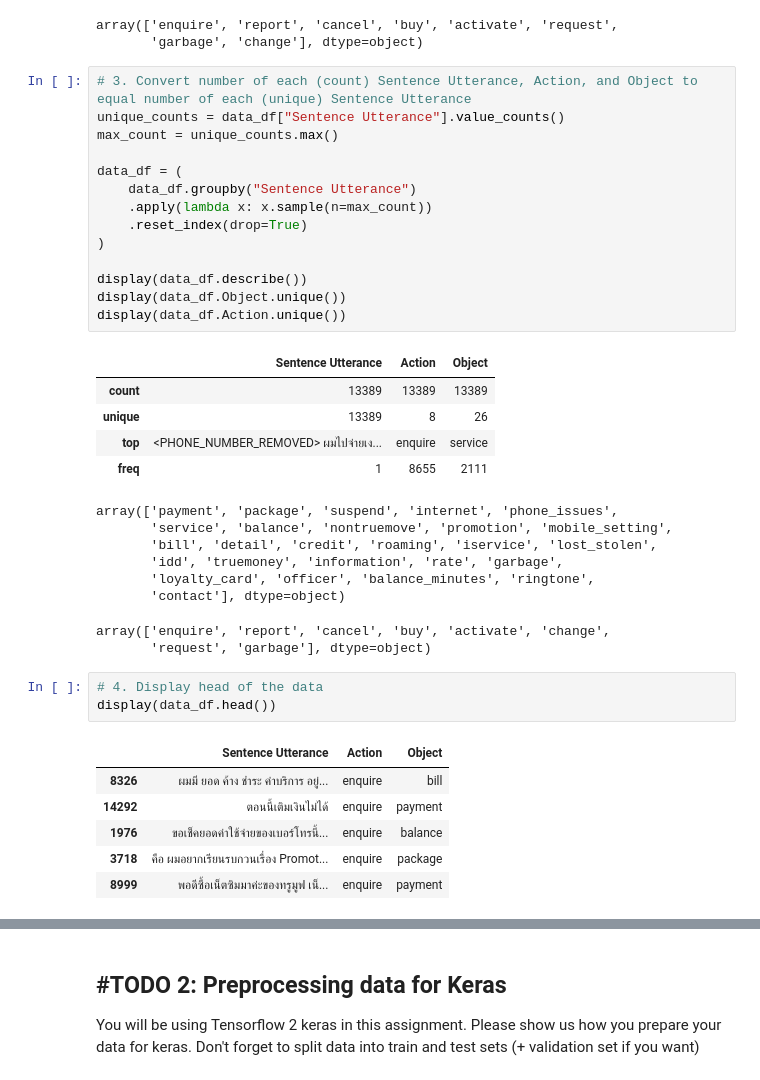
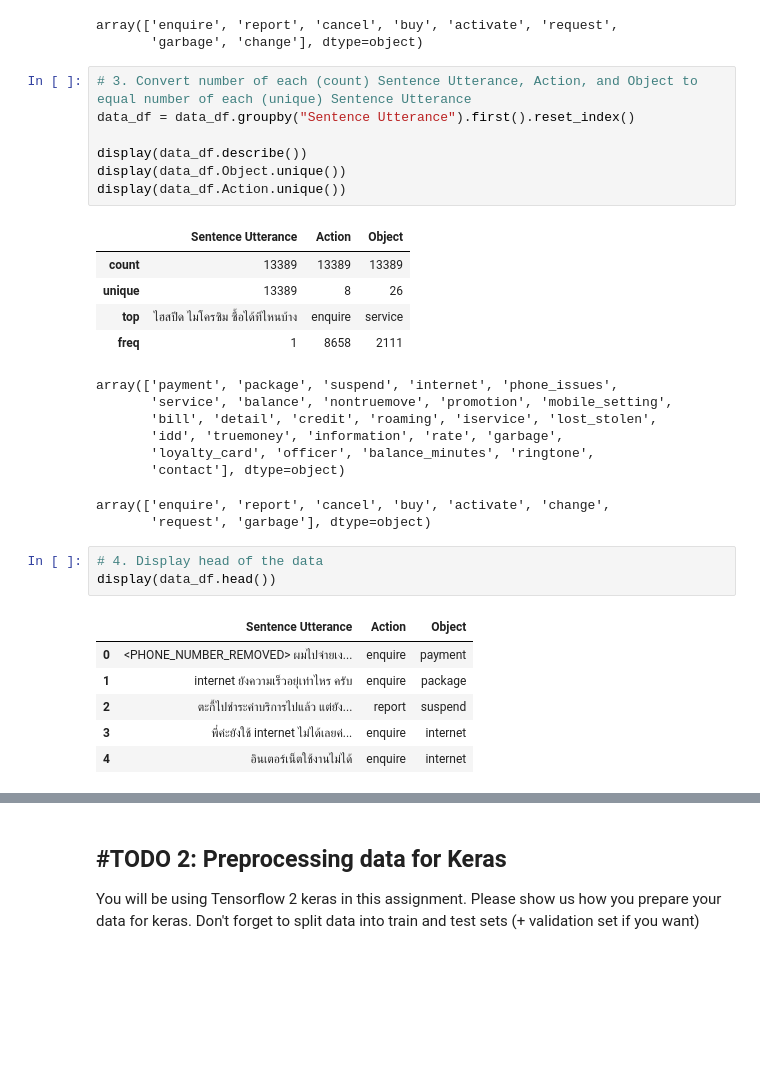
Before and after one commit to Grumpy-Mephisto/KMITL, a Jupyter notebook: Natural Language Processing/02-assignment/Assignment 2 - Text classification.ipynb, the cells around one changed output, grey strips where cells are left out. Drawn from its saved outputs; the diff is of its cells as text; blank space fills up the shorter version.

```diff
--- a/Natural Language Processing/02-assignment/Assignment 2 - Text classification.ipynb
+++ b/Natural Language Processing/02-assignment/Assignment 2 - Text classification.ipynb
@@ -115,24 +115,17 @@ array(['enquire', 'report', 'cancel', 'buy', 'activate', 'request',
        'garbage', 'change'], dtype=object)
 # %%
 # 3. Convert number of each (count) Sentence Utterance, Action, and Object to equal number of each (unique) Sentence Utterance
-unique_counts = data_df["Sentence Utterance"].value_counts()
-max_count = unique_counts.max()
-
-data_df = (
-    data_df.groupby("Sentence Utterance")
-    .apply(lambda x: x.sample(n=max_count))
-    .reset_index(drop=True)
-)
+data_df = data_df.groupby("Sentence Utterance").first().reset_index()
 
 display(data_df.describe())
 display(data_df.Object.unique())
 display(data_df.Action.unique())
 # %% [output]
 |  | Sentence Utterance | Action | Object |
 | count | 13389 | 13389 | 13389 |
 | unique | 13389 | 8 | 26 |
-| top | <PHONE_NUMBER_REMOVED> ผมไปจ่ายเง... | enquire | service |
-| freq | 1 | 8655 | 2111 |
+| top | ไฮสปีด ไมโครซิม ซื้อได้ทีไหนบ้าง | enquire | service |
+| freq | 1 | 8658 | 2111 |
 array(['payment', 'package', 'suspend', 'internet', 'phone_issues',
        'service', 'balance', 'nontruemove', 'promotion', 'mobile_setting',
        'bill', 'detail', 'credit', 'roaming', 'iservice', 'lost_stolen',
@@ -146,9 +139,9 @@ array(['enquire', 'report', 'cancel', 'buy', 'activate', 'change',
 display(data_df.head())
 # %% [output]
 |  | Sentence Utterance | Action | Object |
-| 8326 | ผมมี ยอด ค้าง ชำระ ค่าบริการ อยู่... | enquire | bill |
-| 14292 | ตอนนี้เติมเงินไม่ได้ | enquire | payment |
-| 1976 | ขอเช็คยอดค่าใช้จ่ายของเบอร์โทรนี้... | enquire | balance |
-| 3718 | คือ ผมอยากเรียนรบกวนเรื่อง Promot... | enquire | package |
-| 8999 | พอดีซื้อเน็ตซิมมาค่ะของทรูมูฟ เน็... | enquire | payment |
+| 0 | <PHONE_NUMBER_REMOVED> ผมไปจ่ายเง... | enquire | payment |
+| 1 | internet ยังความเร็วอยุ่เท่าไหร ครับ | enquire | package |
+| 2 | ตะกี้ไปชำระค่าบริการไปแล้ว แต่ยัง... | report | suspend |
+| 3 | พี่ค่ะยังใช้ internet ไม่ได้เลยค่... | enquire | internet |
+| 4 | อินเตอร์เน็ตใช้งานไม่ได้ | enquire | internet |
 # %%
```
Also changed, not shown: parts of 4 cells of this notebook.
